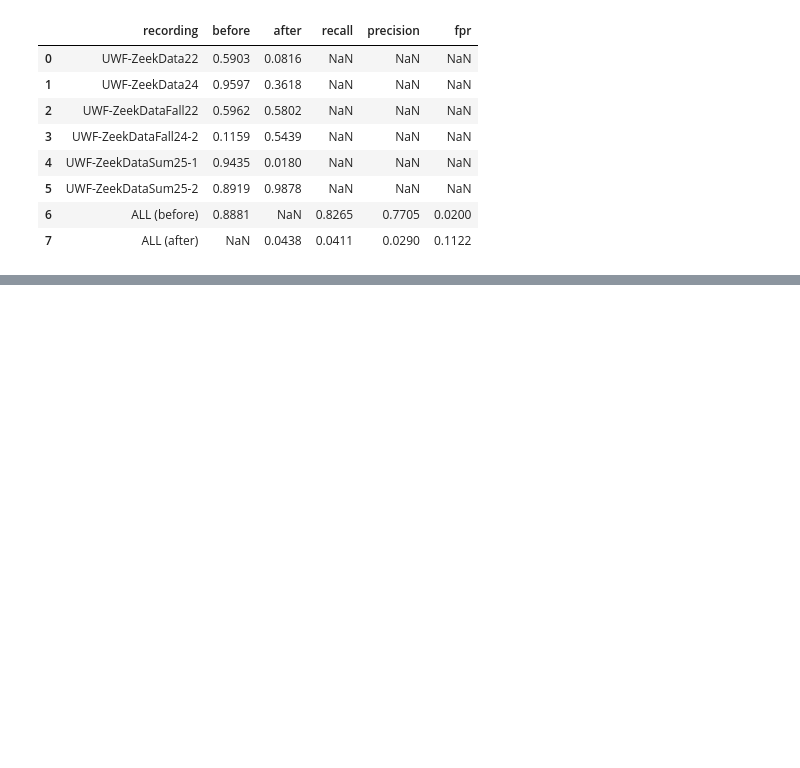
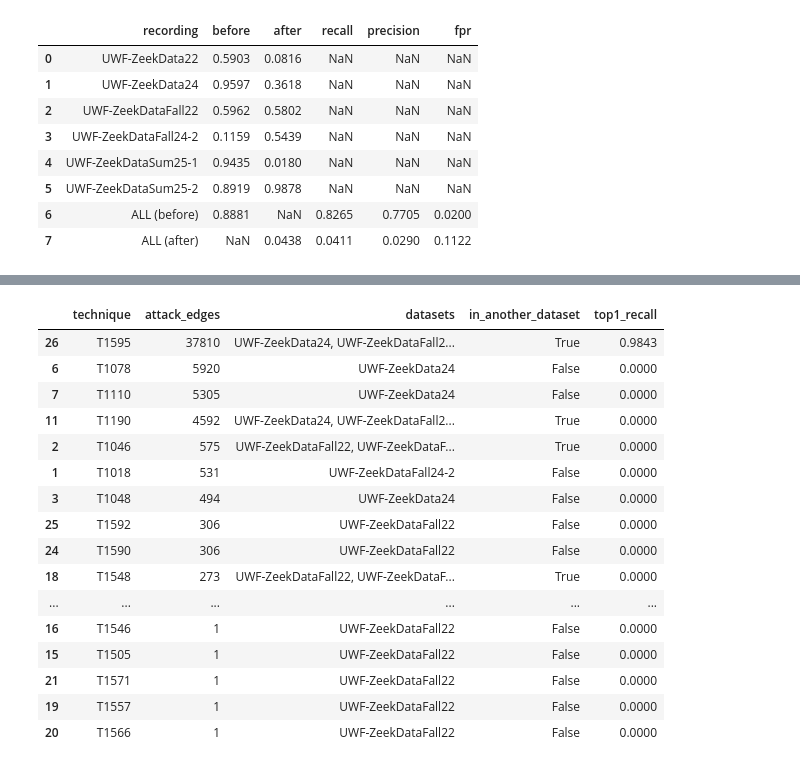
Before and after one commit to aakashvardhan/cyber-threat-detection, a Jupyter notebook: notebooks/blocked_cv/UWF_GNN_Blocked_CV.ipynb, the cells around one changed output, grey strips where cells are left out. Saved outputs shown, nothing was run; the diff lists cells and outputs as text; code cells hidden in the pictures; blank space fills up the shorter version.

```diff
--- a/notebooks/blocked_cv/UWF_GNN_Blocked_CV.ipynb
+++ b/notebooks/blocked_cv/UWF_GNN_Blocked_CV.ipynb
@@ -1727,0 +2090,78 @@ display(pd.DataFrame(rows).round(4))
+# %%
+## 11.4 Results: attack detection (every edge tested once), then tactic and technique on the attack edges
+def detection_scores(y, p, threshold):
+    predicted = p >= threshold
+    tp = int((predicted & (y == 1)).sum()); fp = int((predicted & (y == 0)).sum())
+    fn = int((~predicted & (y == 1)).sum()); tn = int((~predicted & (y == 0)).sum())
+    return {"pr_auc": average_precision_score(y, p) if y.sum() else np.nan,
+            "roc_auc": roc_auc_score(y, p) if 0 < y.sum() < len(y) else np.nan,
+            "recall": tp / max(tp + fn, 1), "precision": tp / max(tp + fp, 1),
+            "f1": 2 * tp / max(2 * tp + fp + fn, 1), "fpr": fp / max(fp + tn, 1), "attack_edges": int(y.sum()), "edges": len(y)}
+
+
+oof = pd.concat([r.assign(dataset=c, tuned=i["tuned_threshold"]) for c, (r, i) in sai_results.items()]).set_index("row_id").sort_index()
+y_all, p_all = SAI_Y_BIN[oof.index.to_numpy()].astype(int), oof.probability.to_numpy()
+pooled = pd.DataFrame({
+    "Sai model, threshold 0.5": detection_scores(y_all, p_all, 0.5),
+    "Sai model, validation-tuned threshold": detection_scores(y_all, p_all, oof.tuned.to_numpy()),
+}).T
+print(f"=== attack detection, pooled over the {len(CAPTURES_ALL)} folds ({len(oof):,} of {len(sai):,} edges) ===")
+display(pooled.round(4))
+
+per_dataset = []
+for capture in CAPTURES_ALL:
+    part = oof[oof.dataset == capture]
+    y = SAI_Y_BIN[part.index.to_numpy()].astype(int)
+    row = {"dataset": capture, **{k: v for k, v in detection_scores(y, part.probability.to_numpy(), 0.5).items()
+                                  if k in ("pr_auc", "recall", "precision", "fpr", "attack_edges")}}
+    ours = RESULT_DIR / f"loco_{capture}__binary.json"                # section 9c, our 10-feature GraphSAGE
+    row["our_model_pr_auc"] = json.load(open(ours))["test"]["pr_auc"] if ours.exists() else np.nan
+    per_dataset.append(row)
+per_dataset = pd.DataFrame(per_dataset).set_index("dataset")
+print("\n=== attack detection per held-out dataset (threshold 0.5) vs our model from section 9c ===")
+display(per_dataset.round(4))
+print(f"per-dataset average PR-AUC: Sai model {per_dataset.pr_auc.mean():.4f} | our model {per_dataset.our_model_pr_auc.mean():.4f}")
+
+## tactic and technique: only true attack edges that carry those labels
+def label_scores(Y, P, classes, rows_dataset):
+    has = Y.sum(1) > 0
+    Y, P, ds = Y[has], P[has], rows_dataset[has]
+    top1 = Y[np.arange(len(Y)), P.argmax(1)] == 1
+    present = Y.sum(0) > 0
+    overall = {"edges": int(has.sum()), "top1_accuracy": top1.mean(),
+               "micro_f1": f1_score(Y, P >= 0.5, average="micro", zero_division=0),
+               "macro_f1": f1_score(Y[:, present], (P >= 0.5)[:, present], average="macro", zero_division=0)}
+    by_dataset = pd.Series(top1).groupby(ds).agg(["size", "mean"]).rename(columns={"size": "edges", "mean": "top1_accuracy"})
+    return overall, by_dataset, Y, P, ds
+
+
+row_ids = oof.index.to_numpy()
+datasets = oof.dataset.to_numpy()
+for name, Y_all, column, classes in [("tactic", SAI_Y_TACTIC, "tactic_probs", SAI_TACTICS),
+                                     ("technique", SAI_Y_MITRE, "mitre_probs", SAI_TECHNIQUES)]:
+    P = np.stack(oof[column].to_numpy())
+    overall, by_dataset, Y, P_sel, ds = label_scores(Y_all[row_ids], P, classes, datasets)
+    print(f"\n=== {name}: attack edges with a label ===")
+    print({k: round(float(v), 4) for k, v in overall.items()})
+    display(by_dataset.round(4))
+
+## per technique: is it present in any other dataset (so it could be learned when its dataset is held out)?
+technique_rows = []
+P_mitre = np.stack(oof["mitre_probs"].to_numpy())
+Y_mitre = SAI_Y_MITRE[row_ids]
+for j, technique in enumerate(SAI_TECHNIQUES):
+    mask = Y_mitre[:, j] == 1
+    if not mask.any():
+        continue
+    own = set(datasets[mask])
+    elsewhere = any((SAI_Y_MITRE[:, j][sai.capture.to_numpy() != c] == 1).any() for c in own)
+    technique_rows.append({"technique": technique, "attack_edges": int(mask.sum()), "datasets": ", ".join(sorted(own)),
+                           "in_another_dataset": elsewhere,
+                           "top1_recall": float((P_mitre[mask].argmax(1) == j).mean())})
+display(pd.DataFrame(technique_rows).sort_values("attack_edges", ascending=False).round(4))
+
+pooled.to_csv(OUT_DIR / "sai_loco_detection_pooled.csv")
+per_dataset.to_csv(OUT_DIR / "sai_loco_detection_by_dataset.csv")
+pd.DataFrame(technique_rows).to_csv(OUT_DIR / "sai_loco_techniques.csv", index=False)
+print("Saved results to", OUT_DIR)
+# %% [output]
@@ -1727,0 +2200,17 @@ display(pd.DataFrame(rows).round(4))
+|  | technique | attack_edges | datasets | in_another_dataset | top1_recall |
+| 26 | T1595 | 37810 | UWF-ZeekData24, UWF-ZeekDataFall2... | True | 0.9843 |
+| 6 | T1078 | 5920 | UWF-ZeekData24 | False | 0.0000 |
+| 7 | T1110 | 5305 | UWF-ZeekData24 | False | 0.0000 |
+| 11 | T1190 | 4592 | UWF-ZeekData24, UWF-ZeekDataFall2... | True | 0.0000 |
+| 2 | T1046 | 575 | UWF-ZeekDataFall22, UWF-ZeekDataF... | True | 0.0000 |
+| 1 | T1018 | 531 | UWF-ZeekDataFall24-2 | False | 0.0000 |
+| 3 | T1048 | 494 | UWF-ZeekData24 | False | 0.0000 |
+| 25 | T1592 | 306 | UWF-ZeekDataFall22 | False | 0.0000 |
+| 24 | T1590 | 306 | UWF-ZeekDataFall22 | False | 0.0000 |
+| 18 | T1548 | 273 | UWF-ZeekDataFall22, UWF-ZeekDataF... | True | 0.0000 |
+| ... | ... | ... | ... | ... | ... |
+| 16 | T1546 | 1 | UWF-ZeekDataFall22 | False | 0.0000 |
+| 15 | T1505 | 1 | UWF-ZeekDataFall22 | False | 0.0000 |
+| 21 | T1571 | 1 | UWF-ZeekDataFall22 | False | 0.0000 |
+| 19 | T1557 | 1 | UWF-ZeekDataFall22 | False | 0.0000 |
+| 20 | T1566 | 1 | UWF-ZeekDataFall22 | False | 0.0000 |
```
Also changed, not shown: parts of 10 cells of this notebook, 1 other file.
